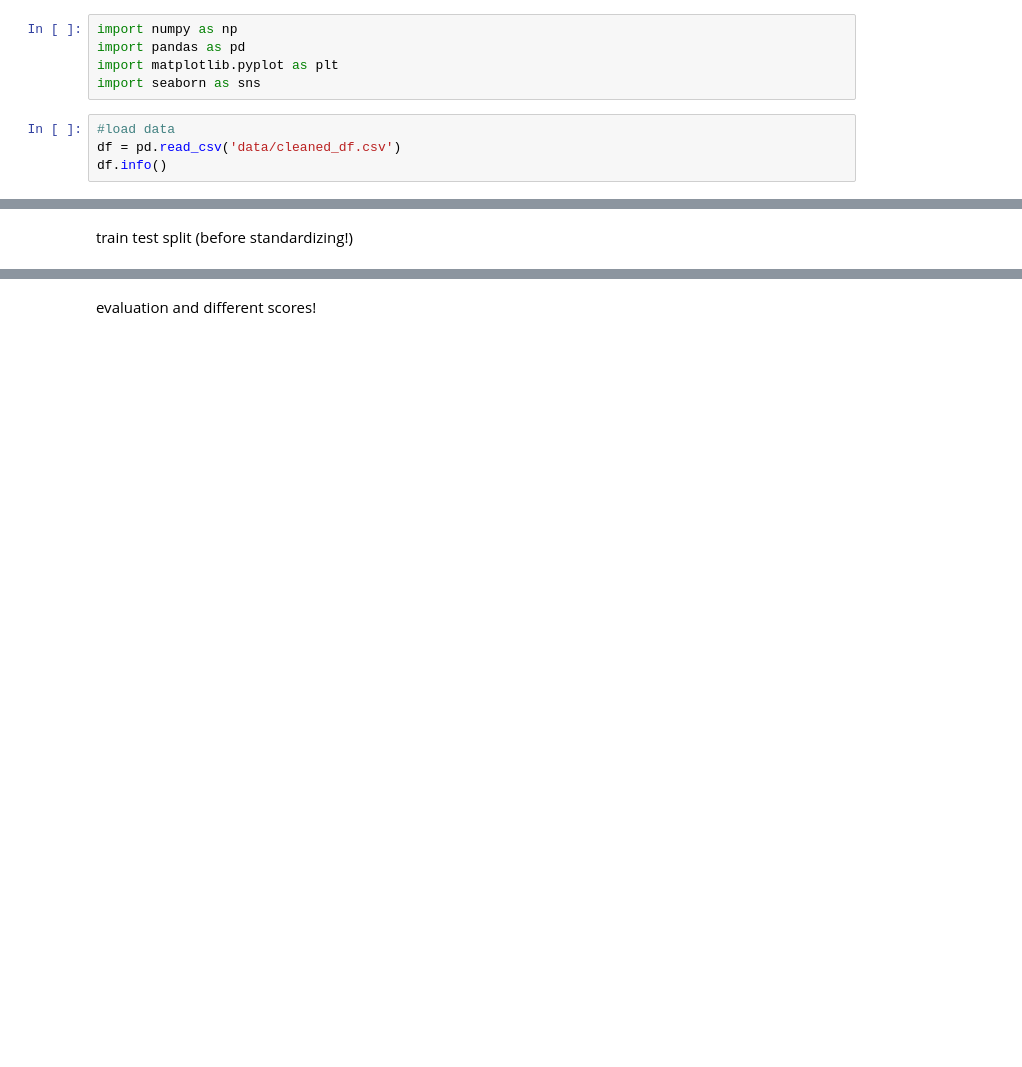
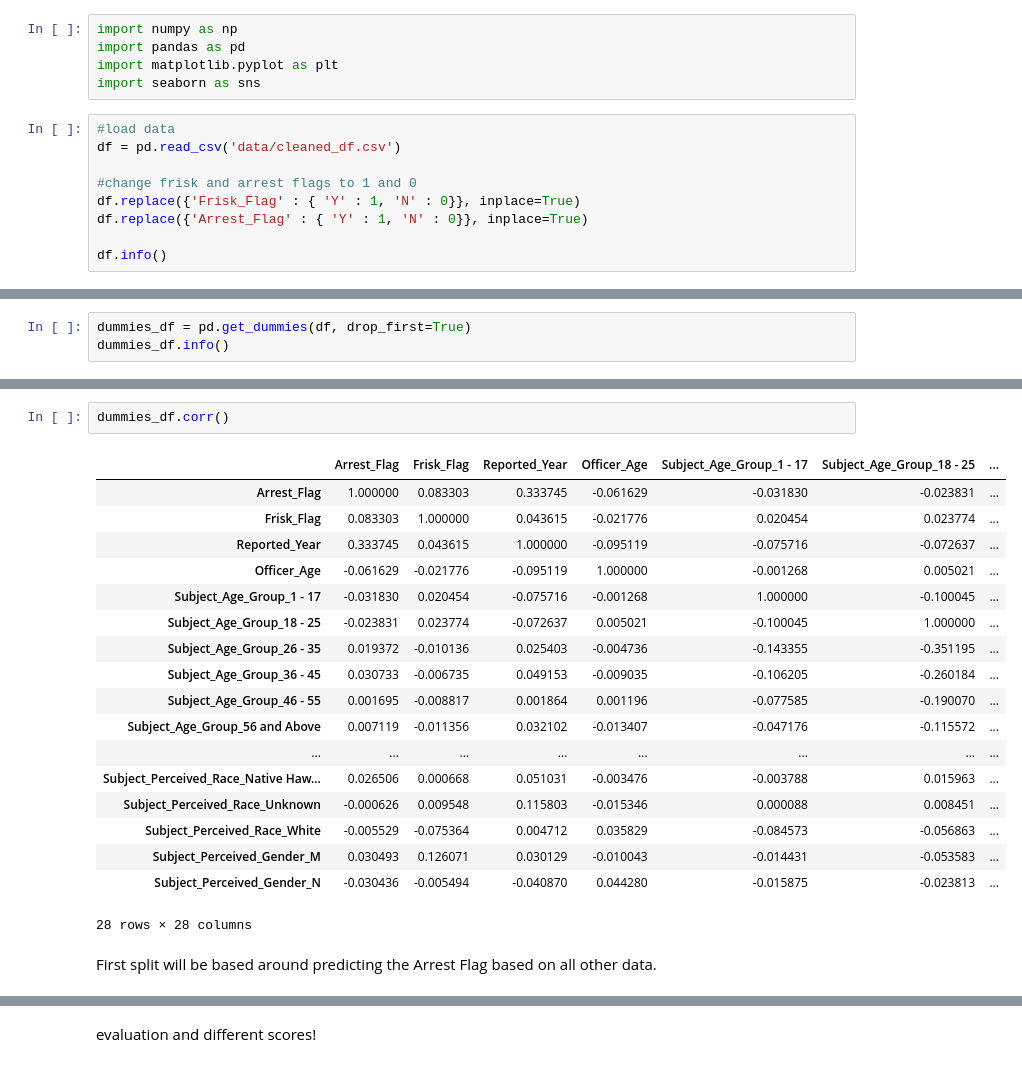
Before and after one commit to shadel96/dsc-Terry_Stops_Analysis, a Jupyter notebook: terry_models.ipynb, the cells around one changed output, grey strips where cells are left out. Cells and saved outputs as stored; diff of their text form; blank space fills up the shorter version.

```diff
--- a/terry_models.ipynb
+++ b/terry_models.ipynb
@@ -6,6 +16,11 @@ import seaborn as sns
 # %%
 #load data
 df = pd.read_csv('data/cleaned_df.csv')
+
+#change frisk and arrest flags to 1 and 0
+df.replace({'Frisk_Flag' : { 'Y' : 1, 'N' : 0}}, inplace=True)
+df.replace({'Arrest_Flag' : { 'Y' : 1, 'N' : 0}}, inplace=True)
+
 df.info()
 # %% [output]
 <class 'pandas.core.frame.DataFrame'>
@@ -31,0 +47,3 @@ dummoes or one hot? or make into "category"?
+# %%
+dummies_df = pd.get_dummies(df, drop_first=True)
+dummies_df.info()
@@ -32,2 +68,23 @@ dummoes or one hot? or make into "category"?
+# %%
+dummies_df.corr()
+# %% [output]
+|  | Arrest_Flag | Frisk_Flag | Reported_Year | Officer_Age | Subject_Age_Group_1 - 17 | Subject_Age_Group_18 - 25 | ... |
+| Arrest_Flag | 1.000000 | 0.083303 | 0.333745 | -0.061629 | -0.031830 | -0.023831 | ... |
+| Frisk_Flag | 0.083303 | 1.000000 | 0.043615 | -0.021776 | 0.020454 | 0.023774 | ... |
+| Reported_Year | 0.333745 | 0.043615 | 1.000000 | -0.095119 | -0.075716 | -0.072637 | ... |
+| Officer_Age | -0.061629 | -0.021776 | -0.095119 | 1.000000 | -0.001268 | 0.005021 | ... |
+| Subject_Age_Group_1 - 17 | -0.031830 | 0.020454 | -0.075716 | -0.001268 | 1.000000 | -0.100045 | ... |
+| Subject_Age_Group_18 - 25 | -0.023831 | 0.023774 | -0.072637 | 0.005021 | -0.100045 | 1.000000 | ... |
+| Subject_Age_Group_26 - 35 | 0.019372 | -0.010136 | 0.025403 | -0.004736 | -0.143355 | -0.351195 | ... |
+| Subject_Age_Group_36 - 45 | 0.030733 | -0.006735 | 0.049153 | -0.009035 | -0.106205 | -0.260184 | ... |
+| Subject_Age_Group_46 - 55 | 0.001695 | -0.008817 | 0.001864 | 0.001196 | -0.077585 | -0.190070 | ... |
+| Subject_Age_Group_56 and Above | 0.007119 | -0.011356 | 0.032102 | -0.013407 | -0.047176 | -0.115572 | ... |
+| ... | ... | ... | ... | ... | ... | ... | ... |
+| Subject_Perceived_Race_Native Haw... | 0.026506 | 0.000668 | 0.051031 | -0.003476 | -0.003788 | 0.015963 | ... |
+| Subject_Perceived_Race_Unknown | -0.000626 | 0.009548 | 0.115803 | -0.015346 | 0.000088 | 0.008451 | ... |
+| Subject_Perceived_Race_White | -0.005529 | -0.075364 | 0.004712 | 0.035829 | -0.084573 | -0.056863 | ... |
+| Subject_Perceived_Gender_M | 0.030493 | 0.126071 | 0.030129 | -0.010043 | -0.014431 | -0.053583 | ... |
+| Subject_Perceived_Gender_N | -0.030436 | -0.005494 | -0.040870 | 0.044280 | -0.015875 | -0.023813 | ... |
+28 rows × 28 columns
 # %% [markdown]
-train test split (before standardizing!)
+First split will be based around predicting the Arrest Flag based on all other data.
```
Also changed, not shown: parts of 18 cells of this notebook, 1 other file.
